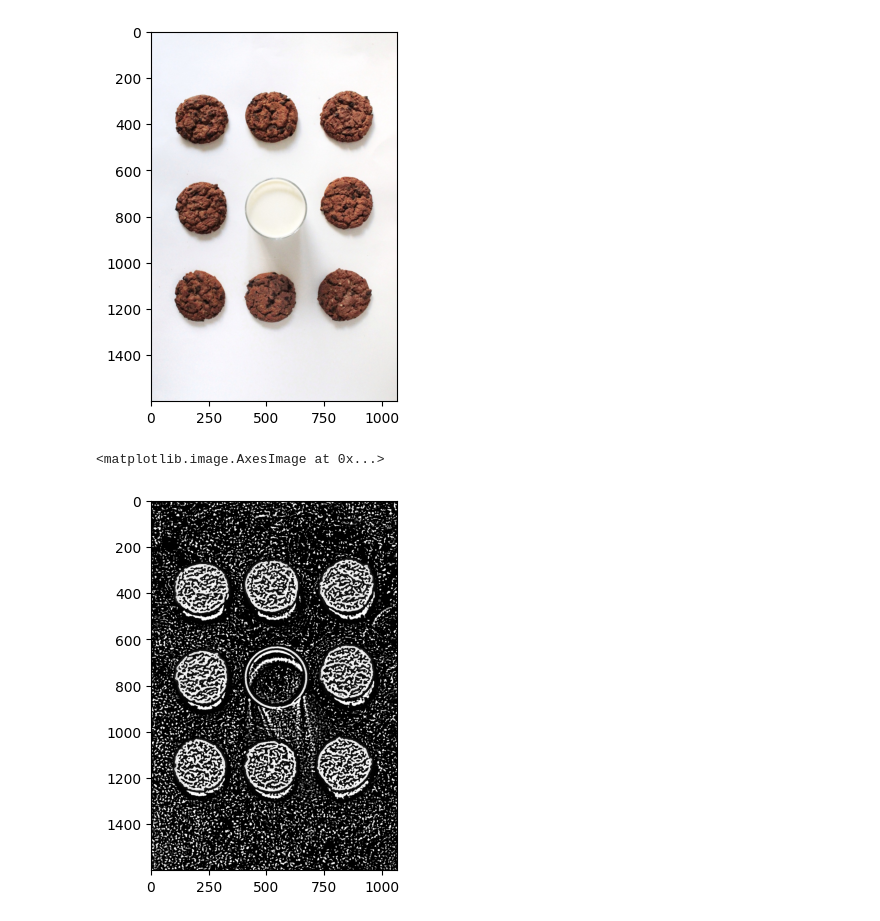
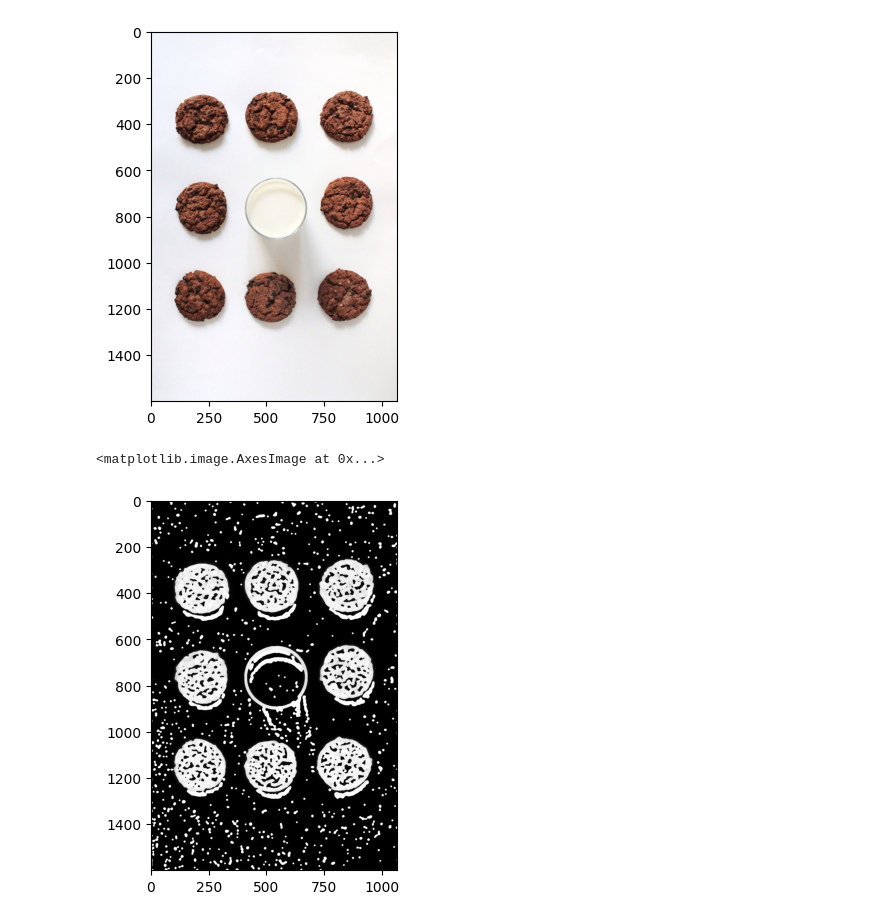
Before and after one commit to mtsfrancisco/comp_vision_tarefas, a Jupyter notebook: tarefa_02.04/cookies_milk.ipynb, the cells around one changed output. Cells and saved outputs as stored; diff of their text form; code cells hidden in the pictures.

```diff
--- a/tarefa_02.04/cookies_milk.ipynb
+++ b/tarefa_02.04/cookies_milk.ipynb
@@ -17,14 +17,27 @@ plt.imshow(image)
 # %%
 def difference_of_Gaussians(img, k1, s1, k2, s2):
     b1 = cv.GaussianBlur(img,(k1, k1), s1)
     b2 = cv.GaussianBlur(img,(k2, k2), s2)
     return b1 - b2
 
 DoG_img = difference_of_Gaussians(gray, 7, 7, 17, 13)
+
+DoG_img = cv.medianBlur(DoG_img, 5)
+
+#ERODE
+kernel = np.ones((5,5),np.uint8)
+DoG_img = cv.erode(DoG_img, kernel, iterations = 1)
+
+#DILATE
+kernel = np.ones((5,5),np.uint8)
+DoG_img = cv.dilate(DoG_img, kernel, iterations = 2)
+
+DoG_img = cv.medianBlur(DoG_img, 9)
+
 plt.imshow(DoG_img, cmap='gray')
 # %% [output]
 <matplotlib.image.AxesImage at 0x...>
-[figure, old version]
+[figure, new version]
 # %%
 # Applying Otsu Threshold and finding contours
 th = cv.threshold(DoG_img ,127,255,cv.THRESH_BINARY+cv.THRESH_OTSU)[1]
```
Also changed, not shown: parts of 1 cell of this notebook.
